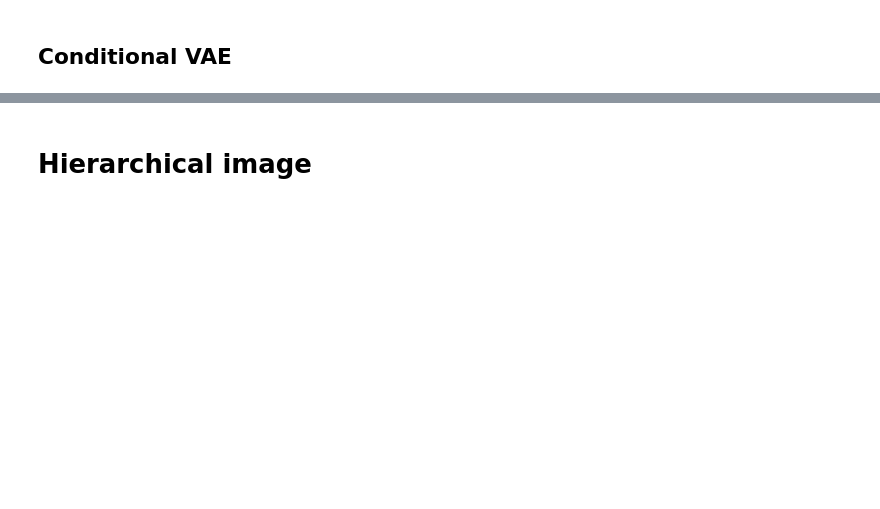
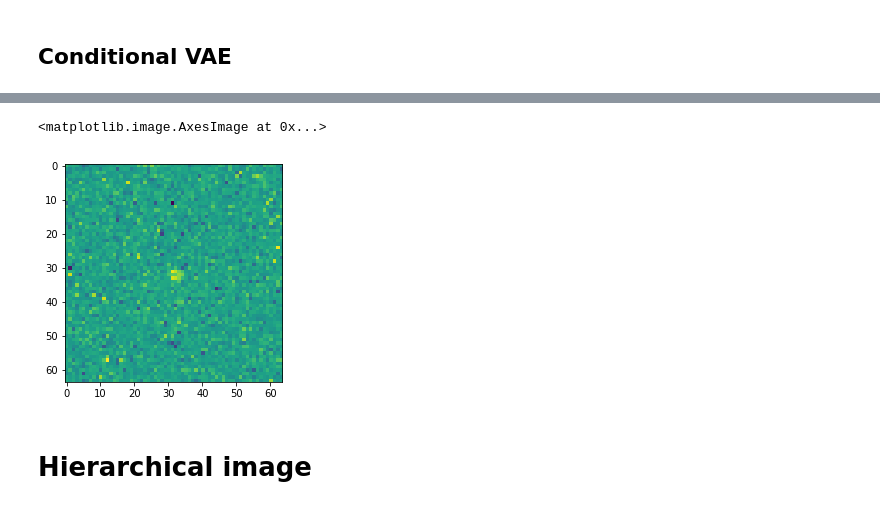
Before and after one commit to Lapu-Lapu/deep-lvm-pose-tracking, a Jupyter notebook: notebooks/toy_data.ipynb, the cells around one changed output, grey strips where cells are left out. Drawn from its saved outputs; the diff is of its cells as text; code cells hidden in the pictures; blank space fills up the shorter version.

```diff
--- a/notebooks/toy_data.ipynb
+++ b/notebooks/toy_data.ipynb
@@ -429,3 +469,13 @@ plt.plot(hist[100:])
+# %%
+cvae.to('cpu')
+with torch.no_grad():
+    test_np = np.concatenate((h_val[0]['image'].ravel(), h_val[0]['angles']))[None]
+    z, logvar = cvae.encode(T(test_np))
+    x, var_x = cvae.decode(z, T(h_val[0]['angles'][None]))
+plt.imshow(x[:, :D].reshape(d, d))
+# %% [output]
+<matplotlib.image.AxesImage at 0x...>
+[figure, added]
 # %%
 cvae.beta = 0.1
 test_np = np.concatenate((h_val[0]['image'].ravel(), h_val[0]['angles']))[None]
```
Also changed, not shown: parts of 11 cells of this notebook.
